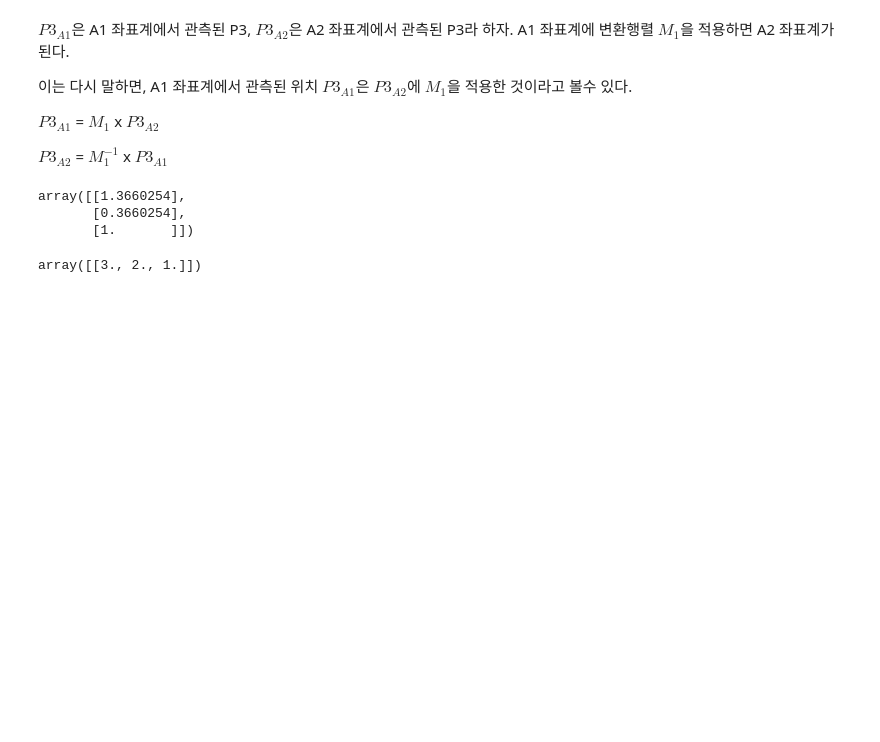
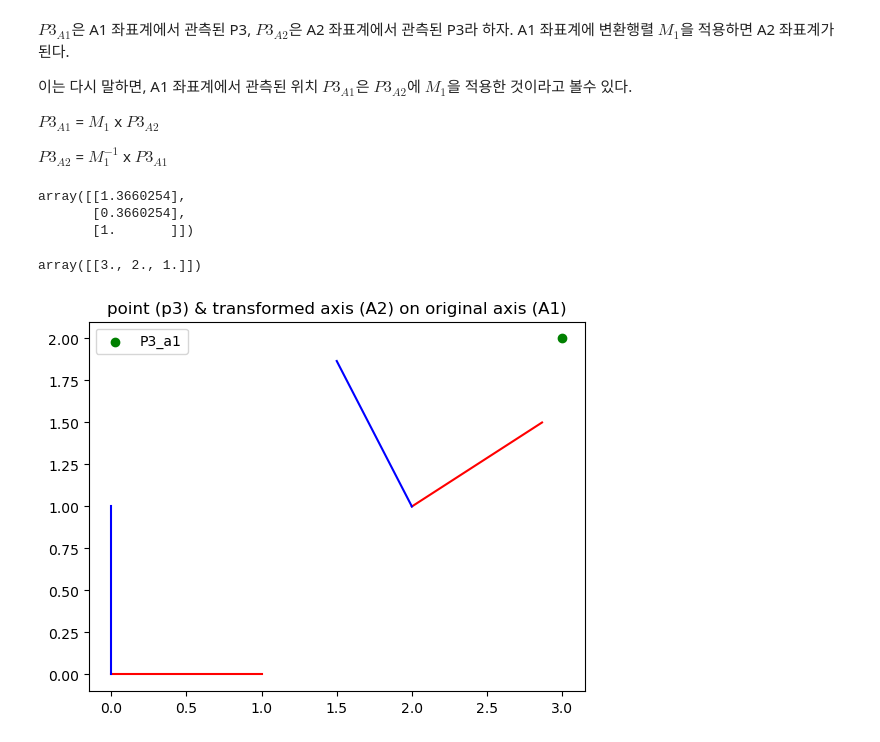
Before and after one commit to karlkwon/spark_x_F, a Jupyter notebook: Axis_w_Matrix.ipynb, the cells around one changed output. Drawn from its saved outputs; the diff is of its cells as text; code cells hidden in the pictures; blank space fills up the shorter version.

```diff
--- a/Axis_w_Matrix.ipynb
+++ b/Axis_w_Matrix.ipynb
@@ -87,4 +87,20 @@ p3_a1_re = p3_a1_re_T.T
 p3_a1_re
 # %% [output]
 array([[3., 2., 1.]])
+# %%
+plt.title("point (p3) & transformed axis (A2) on original axis (A1)")
+
+# A1
+plt.plot([p1s[0, 0], p1s[1, 0]], [p1s[0, 1], p1s[1, 1]], c='r')
+plt.plot([p1s[0, 0], p1s[2, 0]], [p1s[0, 1], p1s[2, 1]], c='b')
+plt.scatter(p3_a1[0, 0], p3_a1[1, 0], c='g', label='P3_a1')
+# A2
+plt.plot([p2s[0, 0], p2s[1, 0]], [p2s[0, 1], p2s[1, 1]], c='r')
+plt.plot([p2s[0, 0], p2s[2, 0]], [p2s[0, 1], p2s[2, 1]], c='b')
+# plt.scatter(p3_a2[0, 0], p3_a2[1, 0], c='m', label='P3_a2')
+
+plt.legend()
+plt.show()
+# %% [output]
+[figure, added]
 # %%
```
Also changed, not shown: parts of 2 cells of this notebook.
